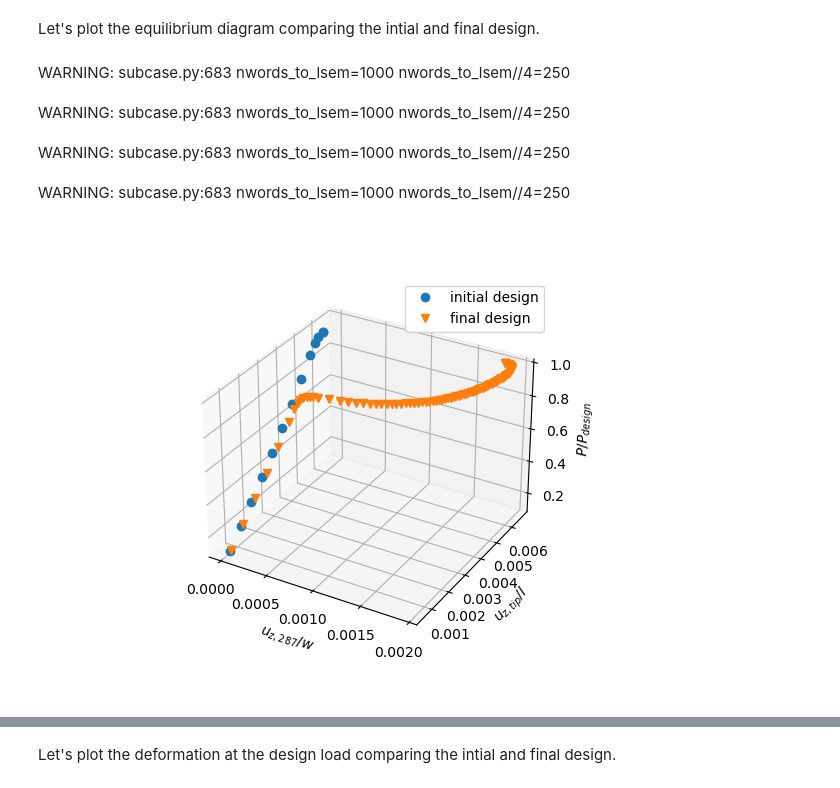
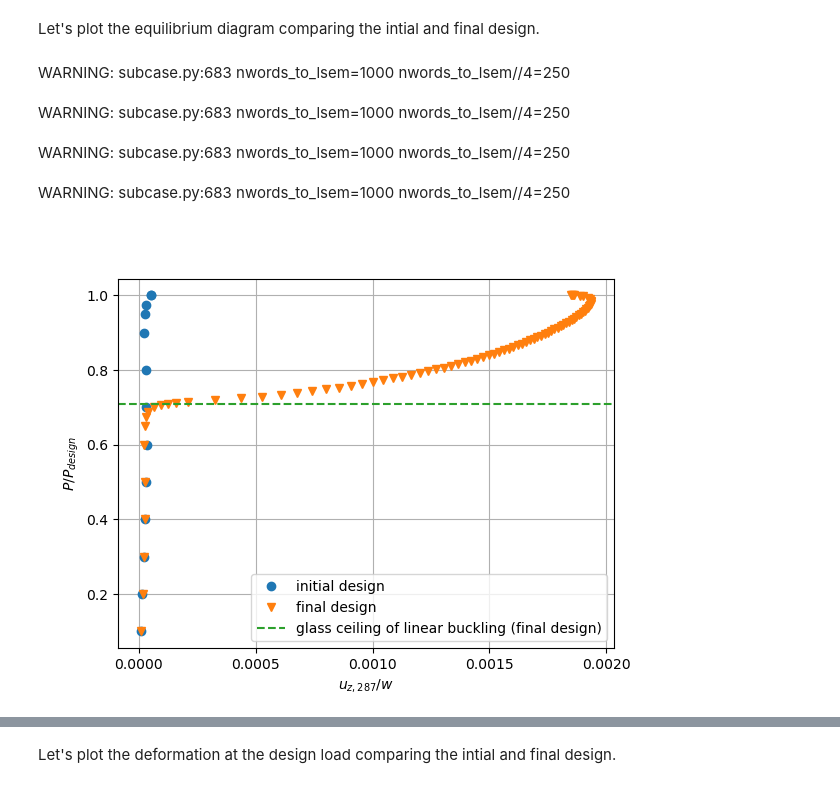
Before and after one commit to fmamitrotta/nonlinear-structural-stability-notebooks, a Jupyter notebook: notebooks/19_One-variable_Optimization_of_the_CRM-like_Box_Beam.ipynb, the cells around one changed output, grey strips where cells are left out. Saved outputs shown, nothing was run; the diff lists cells and outputs as text; code cells hidden in the pictures.

```diff
--- a/notebooks/19_One-variable_Optimization_of_the_CRM-like_Box_Beam.ipynb
+++ b/notebooks/19_One-variable_Optimization_of_the_CRM-like_Box_Beam.ipynb
@@ -627,32 +671,34 @@ Let's plot the equilibrium diagram comparing the intial and final design.
 # %%
 from matplotlib.lines import Line2D  # class defining the characters for the marker styles
 
 markers = list(Line2D.markers.keys())[2:]  # list of marker characters
+colors = plt.rcParams['axes.prop_cycle'].by_key()['color']  # retrieve list with succession of standard matplotlib colors
 input_name_dict = {initial_design_input_name: "initial design", DEFAULT_INPUT_NAME: "final design"}
 sol_106_op2 = {}
 applied_loads = {}
+local_displacements = {}
 plt.figure()
-ax = plt.axes(projection="3d")
 for count, key in enumerate(input_name_dict.keys()):
     sol_106_op2_filepath = os.path.join(ANALYSIS_DIRECTORY_PATH, key + ".op2")
     sol_106_op2[key] = read_op2(op2_filename=sol_106_op2_filepath, load_geometry=True, debug=None)
-    _, applied_loads[key], tip_displacements = pynastran_utils.read_load_displacement_history_from_op2(op2_object=sol_106_op2[key],
-                                                                                                       displacement_node_id=tip_master_node_id)
-    _, _, local_displacements = pynastran_utils.read_load_displacement_history_from_op2(op2_object=sol_106_op2[key],
-                                                                                        displacement_node_id=max_displacement_node_id)
-    ax.plot3D(local_displacements[FIRST_SUBCASE_ID][:, Z_AXIS_INDEX]/w, tip_displacements[FIRST_SUBCASE_ID][:, Z_AXIS_INDEX]/l,
-              applied_loads[key][FIRST_SUBCASE_ID][:, Z_AXIS_INDEX]/design_load, markers[count], label=input_name_dict[key])
+    _, applied_loads[key], local_displacements[key] = pynastran_utils.read_load_displacement_history_from_op2(op2_object=sol_106_op2[key],
+                                                                                                              displacement_node_id=max_displacement_node_id)
+    plt.plot(local_displacements[key][FIRST_SUBCASE_ID][:, Z_AXIS_INDEX]/w, applied_loads[key][FIRST_SUBCASE_ID][:, Z_AXIS_INDEX]/design_load,
+              markers[count], label=input_name_dict[key])
+
+# Plot line of glass ceiling of linear buckling for final design
+plt.axhline(y=nondimensional_linear_buckling_load, color=colors[2], linestyle="--", label="glass ceiling of linear buckling (final design)")
 
 # Set plot appearance
-ax.set_xlabel(f"$u_{{z, {max_displacement_node_id:d}}}/w$")
-ax.set_ylabel("$u_{z, tip}/l$")
-ax.set_zlabel("$P/P_{design}$")
-ax.grid(visible=True)
-ax.legend()
+plt.xlabel(f"$u_{{z, {max_displacement_node_id:d}}}/w$")
+plt.ylabel("$P/P_{design}$")
+plt.locator_params(axis="x", nbins=5)  # set number of ticks of x-axis
+plt.grid(visible=True)
+plt.legend()
 plt.show()
 # %% [output]
 WARNING: subcase.py:683 nwords_to_lsem=1000 nwords_to_lsem//4=250
 WARNING: subcase.py:683 nwords_to_lsem=1000 nwords_to_lsem//4=250
 WARNING: subcase.py:683 nwords_to_lsem=1000 nwords_to_lsem//4=250
 WARNING: subcase.py:683 nwords_to_lsem=1000 nwords_to_lsem//4=250
-[figure, old version]
+[figure, new version]
```
Also changed, not shown: parts of 9 cells of this notebook, 1 other file.
